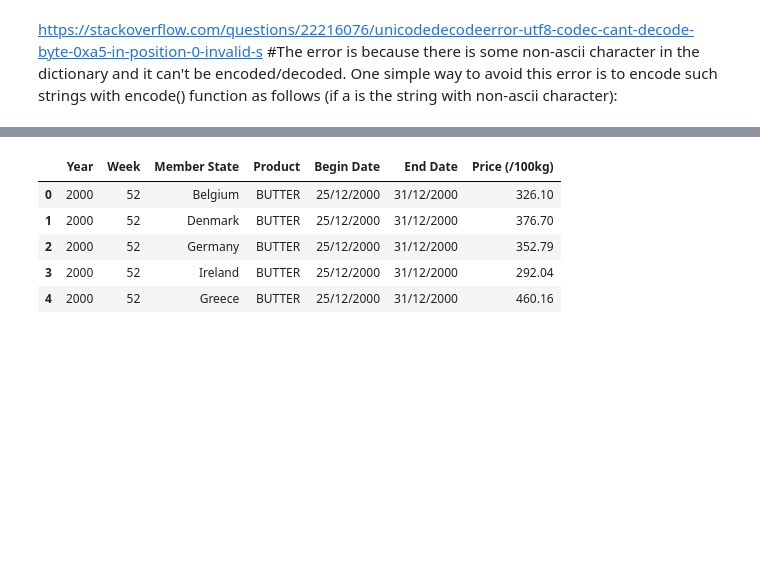
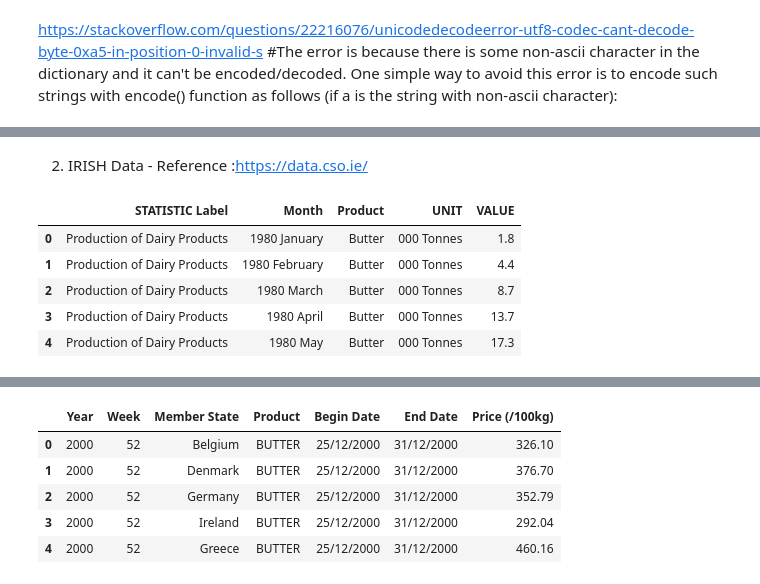
Before and after one commit to MichelleMoran431/CIT-2nd-assignment, a Jupyter notebook: Data Preparation & Visualisation.ipynb, the cells around one changed output, grey strips where cells are left out. Saved outputs shown, nothing was run; the diff lists cells and outputs as text; code cells hidden in the pictures; blank space fills up the shorter version.

```diff
--- a/Data Preparation & Visualisation.ipynb
+++ b/Data Preparation & Visualisation.ipynb
@@ -48,0 +78,13 @@ MilkPrices = pd.read_csv('European milk prices.csv',encoding='unicode_escape')
+# %% [markdown]
+2. IRISH Data -  Reference :https://data.cso.ie/
+# %%
+IrishButterStock = pd.read_csv('CSO Irish Butter Production.csv')
+# %%
+IrishButterStock.head()
+# %% [output]
+|  | STATISTIC Label | Month | Product | UNIT | VALUE |
+| 0 | Production of Dairy Products | 1980 January | Butter | 000 Tonnes | 1.8 |
+| 1 | Production of Dairy Products | 1980 February | Butter | 000 Tonnes | 4.4 |
+| 2 | Production of Dairy Products | 1980 March | Butter | 000 Tonnes | 8.7 |
+| 3 | Production of Dairy Products | 1980 April | Butter | 000 Tonnes | 13.7 |
+| 4 | Production of Dairy Products | 1980 May | Butter | 000 Tonnes | 17.3 |
```
Also changed, not shown: parts of 53 cells of this notebook, 5 other files.
